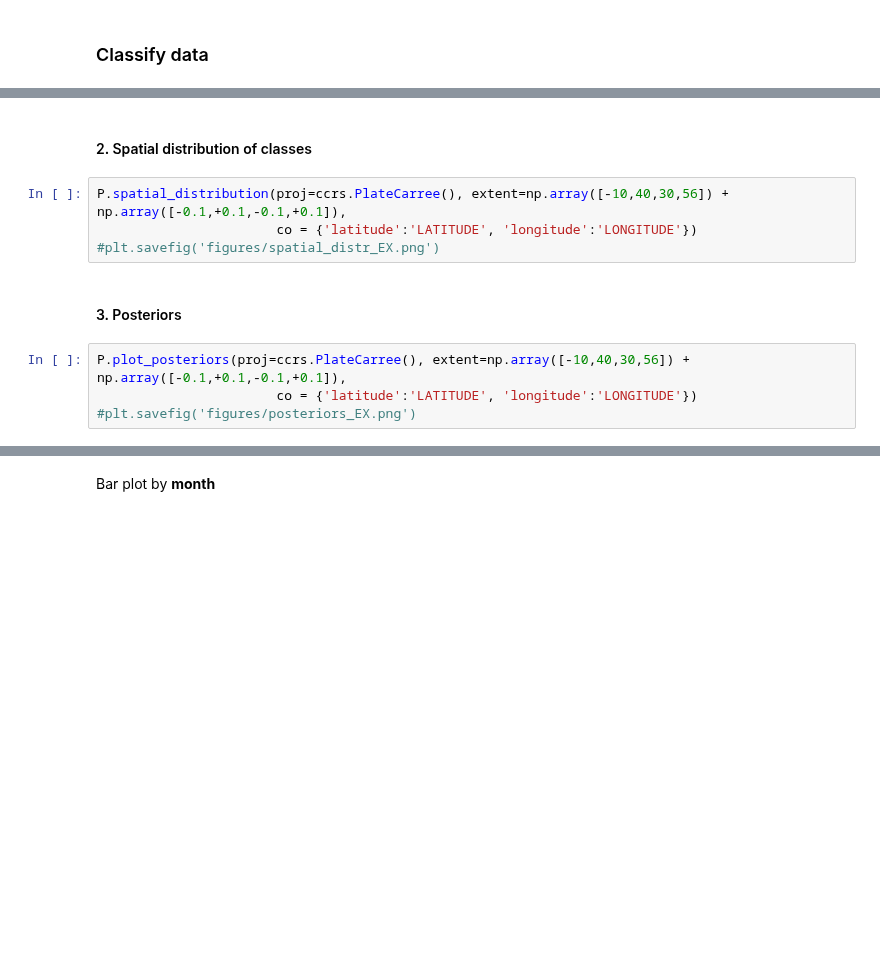
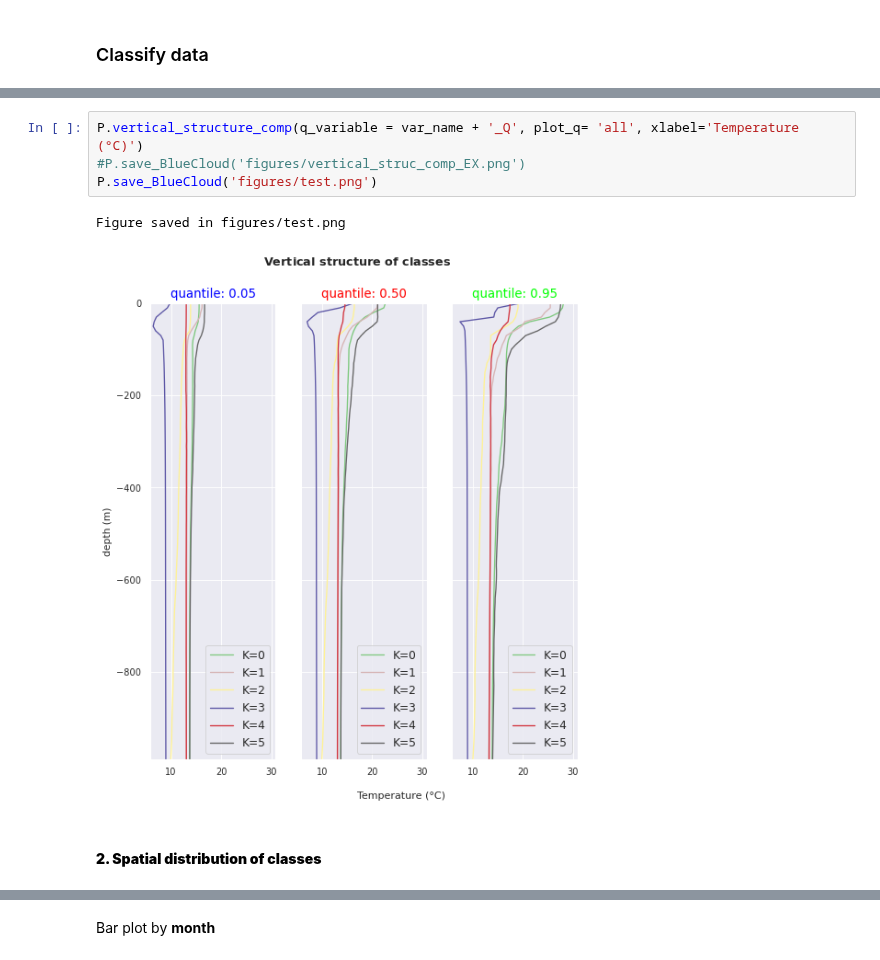
Before and after one commit to euroargodev/BlueCloud, a Jupyter notebook: ArgoMED_pcm.ipynb, the cells around one changed output, grey strips where cells are left out. Cells and saved outputs as stored; diff of their text form; blank space fills up the shorter version.

```diff
--- a/ArgoMED_pcm.ipynb
+++ b/ArgoMED_pcm.ipynb
@@ -148,12 +191,9 @@ P.vertical_structure(q_variable = 'TEMP_Q')
+# %%
+P.vertical_structure_comp(q_variable = var_name + '_Q', plot_q= 'all', xlabel='Temperature (°C)')
+#P.save_BlueCloud('figures/vertical_struc_comp_EX.png')
+P.save_BlueCloud('figures/test.png')
+# %% [output]
+Figure saved in figures/test.png
+[figure, added]
 # %% [markdown]
-#### 2. Spatial distribution of classes
+#### __2. Spatial distribution of classes__
-# %%
-P.spatial_distribution(proj=ccrs.PlateCarree(), extent=np.array([-10,40,30,56]) + np.array([-0.1,+0.1,-0.1,+0.1]),
-                       co = {'latitude':'LATITUDE', 'longitude':'LONGITUDE'})
-#plt.savefig('figures/spatial_distr_EX.png')
-# %% [markdown]
-#### 3. Posteriors
-# %%
-P.plot_posteriors(proj=ccrs.PlateCarree(), extent=np.array([-10,40,30,56]) + np.array([-0.1,+0.1,-0.1,+0.1]),
-                       co = {'latitude':'LATITUDE', 'longitude':'LONGITUDE'})
-#plt.savefig('figures/posteriors_EX.png')
```
Also changed, not shown: parts of 55 cells of this notebook, 6 other files.
